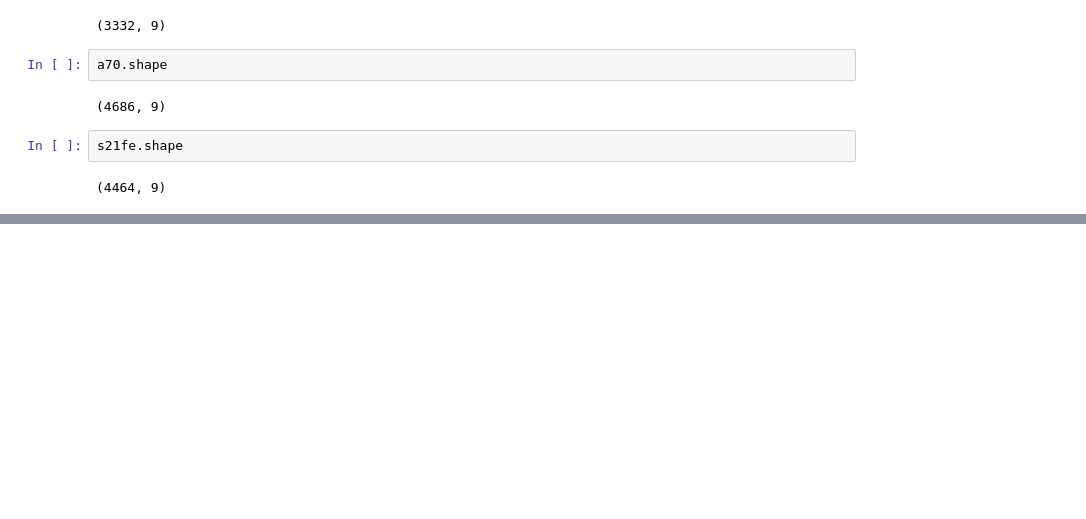
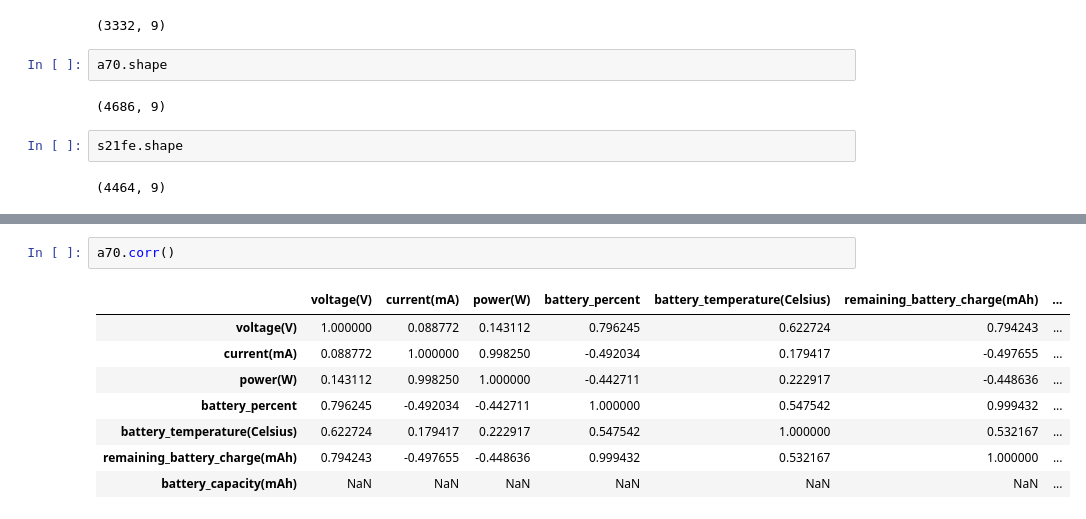
Before and after one commit to hrishi463/Phone-Battery, a Jupyter notebook: new_main.ipynb, the cells around one changed output, grey strips where cells are left out. Saved outputs shown, nothing was run; the diff lists cells and outputs as text; blank space fills up the shorter version.

```diff
--- a/new_main.ipynb
+++ b/new_main.ipynb
@@ -123,0 +137,11 @@ Pixel 6A Max Temp 42.7
+# %%
+a70.corr()
+# %% [output]
+|  | voltage(V) | current(mA) | power(W) | battery_percent | battery_temperature(Celsius) | remaining_battery_charge(mAh) | ... |
+| voltage(V) | 1.000000 | 0.088772 | 0.143112 | 0.796245 | 0.622724 | 0.794243 | ... |
+| current(mA) | 0.088772 | 1.000000 | 0.998250 | -0.492034 | 0.179417 | -0.497655 | ... |
+| power(W) | 0.143112 | 0.998250 | 1.000000 | -0.442711 | 0.222917 | -0.448636 | ... |
+| battery_percent | 0.796245 | -0.492034 | -0.442711 | 1.000000 | 0.547542 | 0.999432 | ... |
+| battery_temperature(Celsius) | 0.622724 | 0.179417 | 0.222917 | 0.547542 | 1.000000 | 0.532167 | ... |
+| remaining_battery_charge(mAh) | 0.794243 | -0.497655 | -0.448636 | 0.999432 | 0.532167 | 1.000000 | ... |
+| battery_capacity(mAh) | NaN | NaN | NaN | NaN | NaN | NaN | ... |
```
Also changed, not shown: parts of 4 cells of this notebook.
